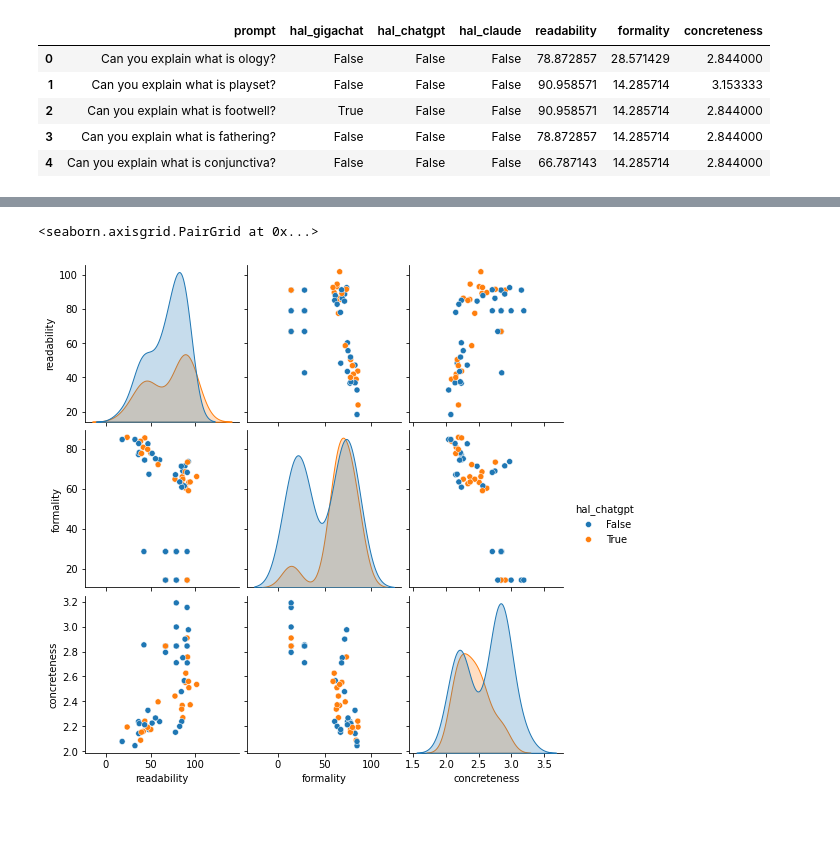
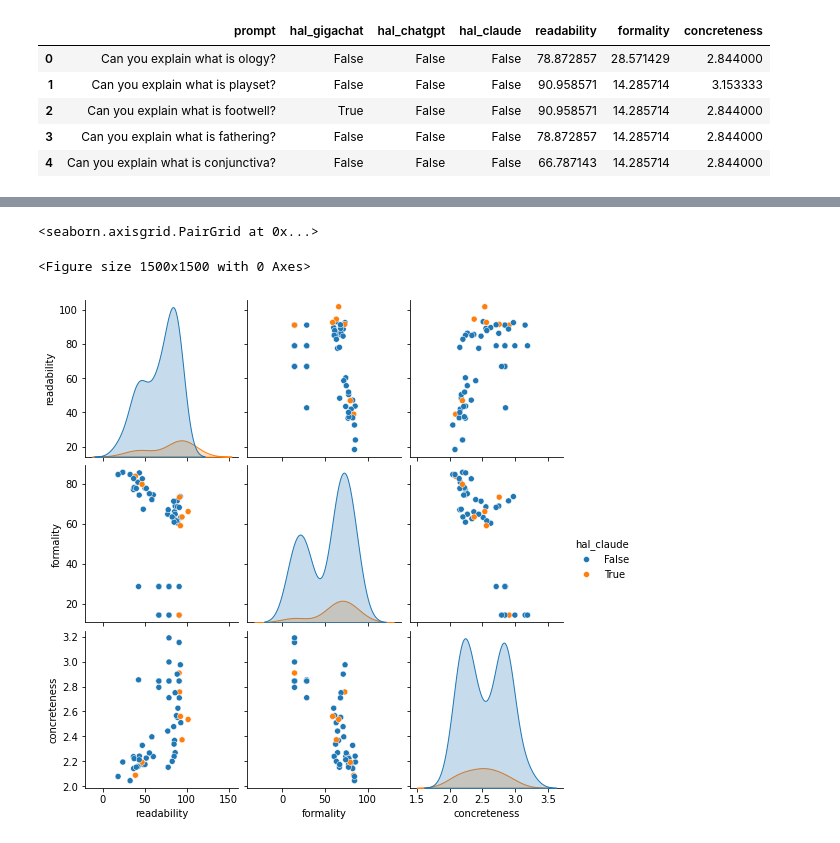
Before and after one commit to RukhovichIV/HSE-NIS-IDA-Methods, a Jupyter notebook: src/calculations.ipynb, the cells around one changed output, grey strips where cells are left out. Saved outputs shown, nothing was run; the diff lists cells and outputs as text; code cells hidden in the pictures.

```diff
--- a/src/calculations.ipynb
+++ b/src/calculations.ipynb
@@ -286,5 +300,7 @@ pd_df_total.head()
 # %%
-sns.pairplot(pd_df_total, vars=["readability", "formality", "concreteness"], hue="hal_chatgpt")
+plt.figure(figsize=(15, 15), dpi=100)
+sns.pairplot(pd_df_total, vars=["readability", "formality", "concreteness"], hue="hal_claude")
 # %% [output]
 <seaborn.axisgrid.PairGrid at 0x...>
+<Figure size 1500x1500 with 0 Axes>
-[figure, old version]
+[figure, new version]
```
Also changed, not shown: parts of 2 cells of this notebook, 1 other file.
